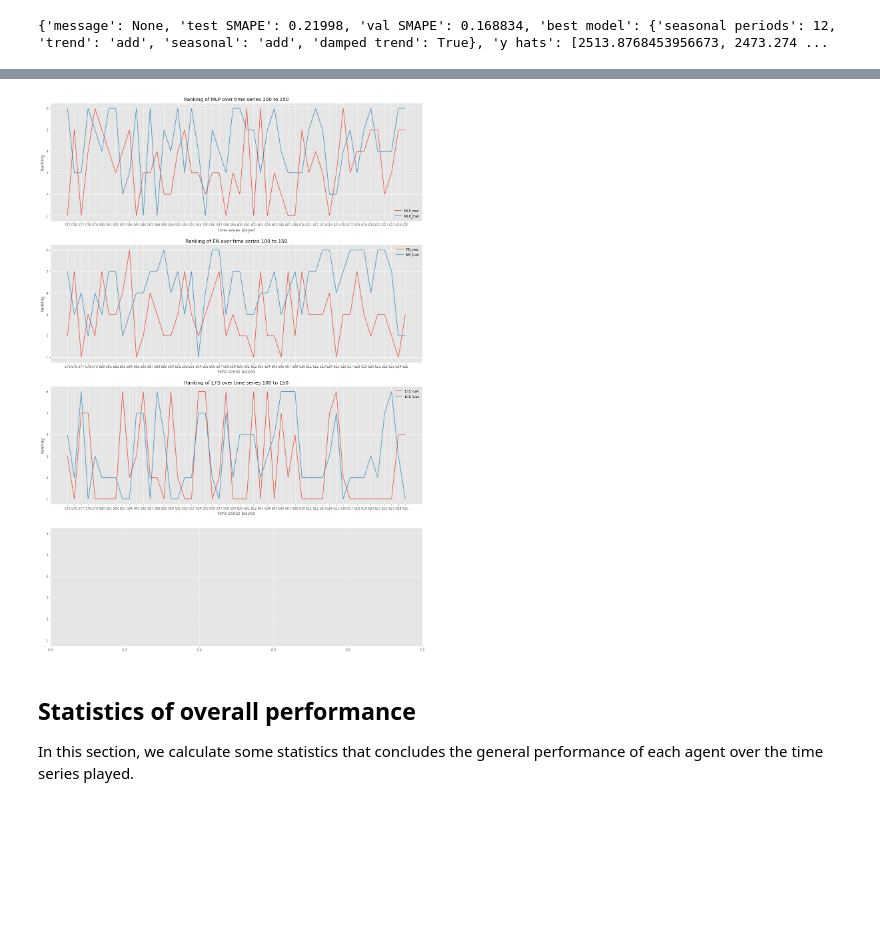
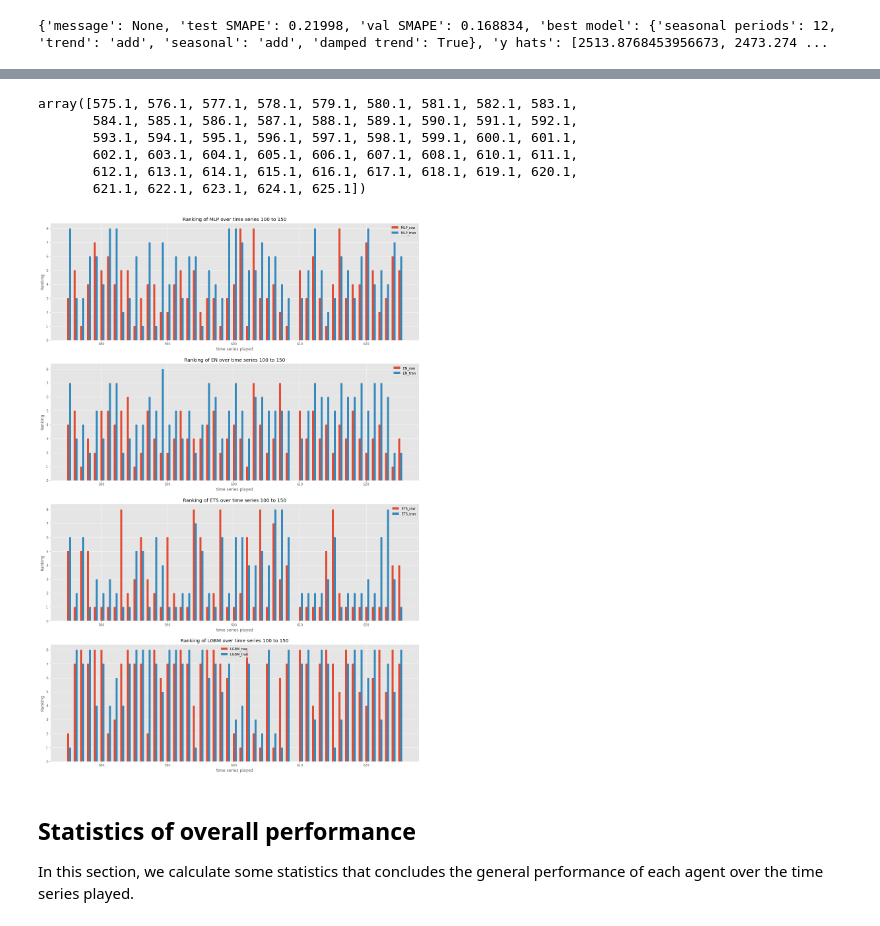
Before and after one commit to LinusLin6769/DCLaboratory01, a Jupyter notebook: run_analysis.ipynb, the cells around one changed output, grey strips where cells are left out. Cells and saved outputs as stored; diff of their text form; code cells hidden in the pictures; blank space fills up the shorter version.

```diff
--- a/run_analysis.ipynb
+++ b/run_analysis.ipynb
@@ -34,3 +35,9 @@ plt.style.available
 Load run information
 # %%
 plt.style.use('ggplot')
+# %%
+experiment = '28-06-2022--22-13-20'
+with open(f'experiment_info/{experiment}/run_info.json', 'r') as file:
+    run_info = json.load(file)
+
+pprint(run_info)
@@ -99,8 +121,7 @@ run = run_info['run time'][0]
 models = run_info['config input']['models']
 
 for m in models:
-    # @NOTE: LGBM hasn't finished her training yet.
-    if m == 'LGBM': continue
+
     agent_1 = f'{m}_raw'
     agent_2 = f'{m}_tran'
 
@@ -150,21 +175,23 @@ n_models = len(models)
 
 fig, axs = plt.subplots(n_models, 1, sharey=True, figsize = (20, 30))
 for i, m in enumerate(models):
-    if m == 'LGBM': continue
+
     agent_1 = f'{m}_raw'
     agent_2 = f'{m}_tran'
-    axs[i].plot(
-        series_ran[segment_start:segment_end],
+    axs[i].bar(
+        np.array(series_ran[segment_start:segment_end]).astype(float),
         [
             play['test SMAPE'] for play in list(agent_infos[agent_1].values())[segment_start:segment_end]
         ],
+        width=0.3,
         label=agent_1
     )
-    axs[i].plot(
-        series_ran[segment_start:segment_end],
+    axs[i].bar(
+        np.array(series_ran[segment_start:segment_end]).astype(float) + 0.3,
         [
             play['test SMAPE'] for play in list(agent_infos[agent_2].values())[segment_start:segment_end]
         ],
+        width=0.3,
         label=agent_2
     )
     axs[i].legend()
@@ -213,35 +240,46 @@ plt.show()
+# %%
+np.array(series_ran[segment_start:segment_end]).astype(float) + 0.1
+# %% [output]
+array([575.1, 576.1, 577.1, 578.1, 579.1, 580.1, 581.1, 582.1, 583.1,
+       584.1, 585.1, 586.1, 587.1, 588.1, 589.1, 590.1, 591.1, 592.1,
+       593.1, 594.1, 595.1, 596.1, 597.1, 598.1, 599.1, 600.1, 601.1,
+       602.1, 603.1, 604.1, 605.1, 606.1, 607.1, 608.1, 610.1, 611.1,
+       612.1, 613.1, 614.1, 615.1, 616.1, 617.1, 618.1, 619.1, 620.1,
+       621.1, 622.1, 623.1, 624.1, 625.1])
 # %%
 segment_start: int = 100
 segment_end: int = 150
 n_models = len(models)
 
 fig, axs = plt.subplots(n_models, 1, sharey=True, figsize = (20, 30))
 for i, m in enumerate(models):
-    if m == 'LGBM': continue
+
     agent_1 = f'{m}_raw'
     agent_2 = f'{m}_tran'
-    axs[i].plot(
-        series_ran[segment_start:segment_end],
+    axs[i].bar(
+        np.array(series_ran[segment_start:segment_end]).astype(float),
         [
             play['ranking'] for play in list(agent_infos[agent_1].values())[segment_start:segment_end]
         ],
+        width=0.3,
         label=agent_1
     )
-    axs[i].plot(
-        series_ran[segment_start:segment_end],
+    axs[i].bar(
+        np.array(series_ran[segment_start:segment_end]).astype(float) + 0.3,
         [
             play['ranking'] for play in list(agent_infos[agent_2].values())[segment_start:segment_end]
         ],
+        width=0.3,
         label=agent_2
     )
     axs[i].legend()
     axs[i].set_title(f'Ranking of {m} over time series {segment_start} to {segment_end}')
     axs[i].set_xlabel('time series played')
     axs[i].set_ylabel('Ranking')
 
 plt.show()
 # %% [output]
-[figure, old version]
+[figure, new version]
 # %% [markdown]
 ## Statistics of overall performance
 
```
Also changed, not shown: parts of 9 cells of this notebook, 6 other files.
